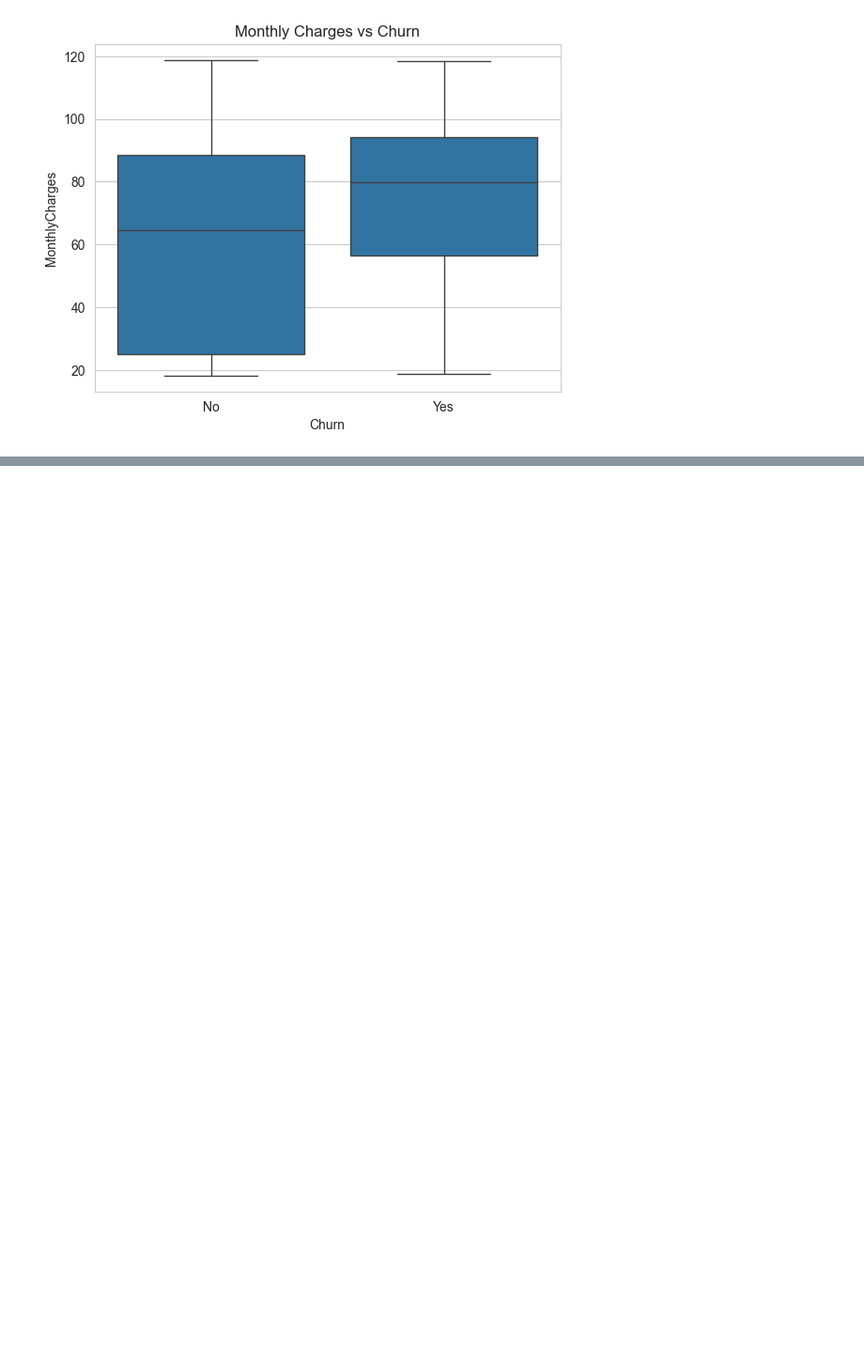
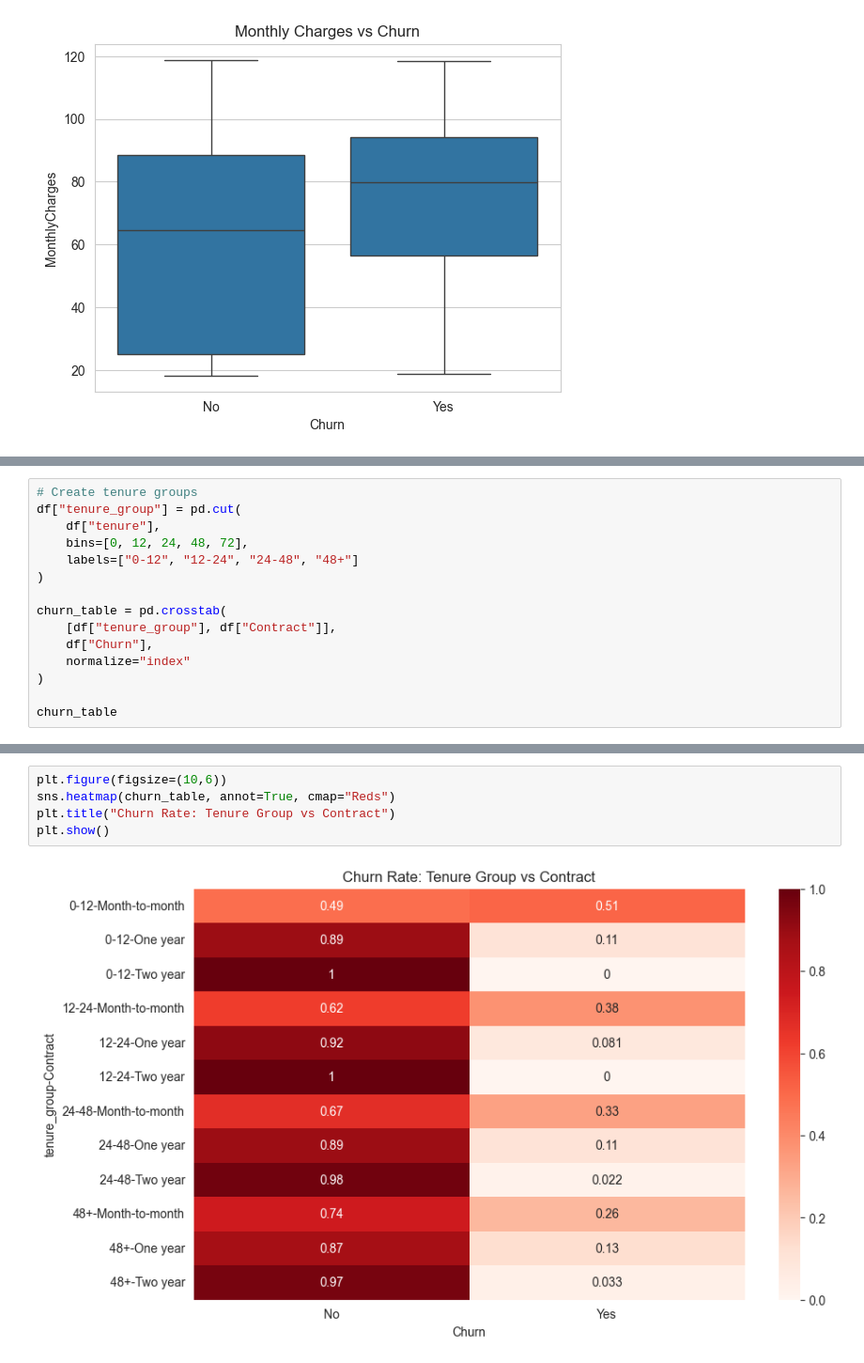
Before and after one commit to deekshitha9131/telecom_churn_analysis, a Jupyter notebook: notebooks/03_eda.ipynb, the cells around one changed output, grey strips where cells are left out. Shown at 94% size. Saved outputs shown, nothing was run; the diff lists cells and outputs as text; blank space fills up the shorter version.

```diff
--- a/notebooks/03_eda.ipynb
+++ b/notebooks/03_eda.ipynb
@@ -86,0 +94,15 @@ plt.show()
+# %%
+# Create tenure groups
+df["tenure_group"] = pd.cut(
+    df["tenure"],
+    bins=[0, 12, 24, 48, 72],
+    labels=["0-12", "12-24", "24-48", "48+"]
+)
+
+churn_table = pd.crosstab(
+    [df["tenure_group"], df["Contract"]],
+    df["Churn"],
+    normalize="index"
+)
+
+churn_table
@@ -86,0 +124,7 @@ plt.show()
+# %%
+plt.figure(figsize=(10,6))
+sns.heatmap(churn_table, annot=True, cmap="Reds")
+plt.title("Churn Rate: Tenure Group vs Contract")
+plt.show()
+# %% [output]
+[figure, added]
```
Also changed, not shown: parts of 14 cells of this notebook, 10 other files.
